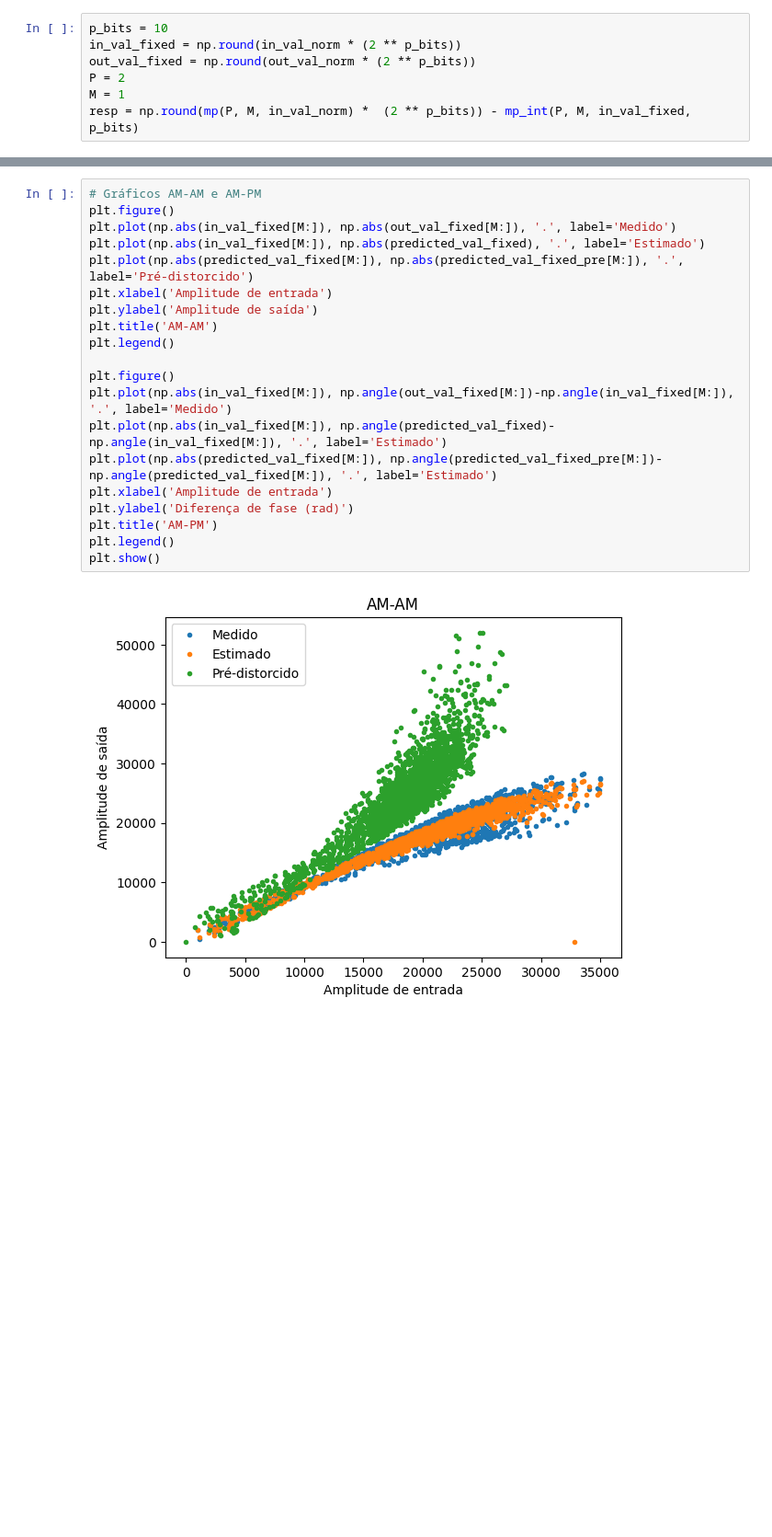
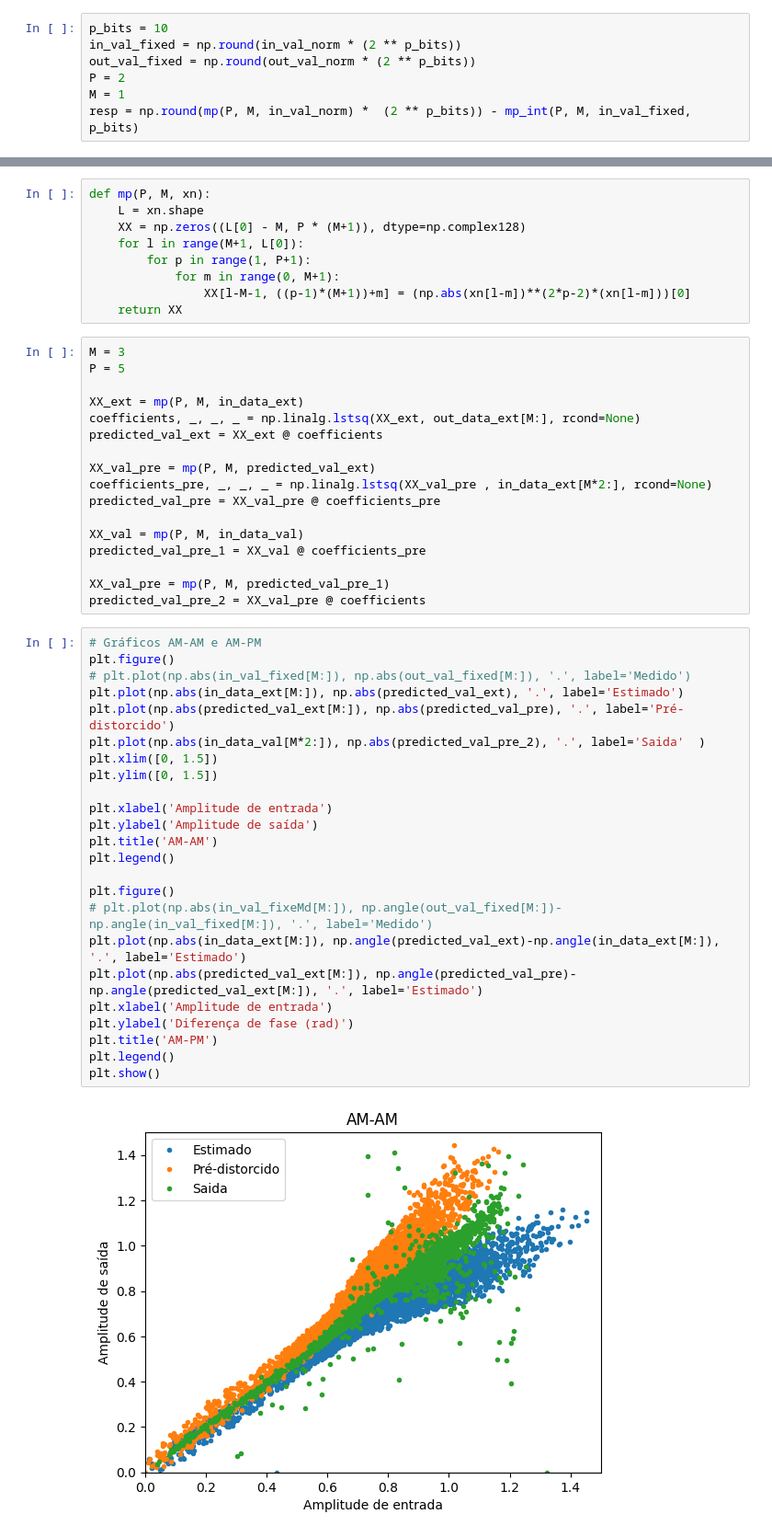
Before and after one commit to Je-Leo-AS/DPD, a Jupyter notebook: Atividade 5/MP.ipynb, the cells around one changed output, grey strips where cells are left out. Shown at 92% size. Saved outputs shown, nothing was run; the diff lists cells and outputs as text; blank space fills up the shorter version.

```diff
--- a/Atividade 5/MP.ipynb
+++ b/Atividade 5/MP.ipynb
@@ -210,24 +198,54 @@ XX_ext_norm_pre = mp_int(P, M, predicted_val_fixed, 15)
 coefficients_pre, _, _, _ = np.linalg.lstsq(XX_ext_norm_pre, in_val_fixed[M + 1:], rcond=None)
 predicted_val_fixed_pre, e_bits = MultiplicadorMatrizes(coefficients_pre, XX_val, p_bits)
+# %%
+def mp(P, M, xn):
+    L = xn.shape
+    XX = np.zeros((L[0] - M, P * (M+1)), dtype=np.complex128)
+    for l in range(M+1, L[0]):
+        for p in range(1, P+1):
+            for m in range(0, M+1):
+                XX[l-M-1, ((p-1)*(M+1))+m] = (np.abs(xn[l-m])**(2*p-2)*(xn[l-m]))[0]
+    return XX
+# %%
+M = 3
+P = 5
+
+XX_ext = mp(P, M, in_data_ext)
+coefficients, _, _, _ = np.linalg.lstsq(XX_ext, out_data_ext[M:], rcond=None)
+predicted_val_ext = XX_ext @ coefficients
+
+XX_val_pre = mp(P, M, predicted_val_ext)
+coefficients_pre, _, _, _ = np.linalg.lstsq(XX_val_pre , in_data_ext[M*2:], rcond=None)
+predicted_val_pre = XX_val_pre @ coefficients_pre
+
+XX_val = mp(P, M, in_data_val)
+predicted_val_pre_1 = XX_val @ coefficients_pre
+
+XX_val_pre = mp(P, M, predicted_val_pre_1)
+predicted_val_pre_2 = XX_val_pre @ coefficients
 # %%
 # Gráficos AM-AM e AM-PM
 plt.figure()
-plt.plot(np.abs(in_val_fixed[M:]), np.abs(out_val_fixed[M:]), '.', label='Medido')
-plt.plot(np.abs(in_val_fixed[M:]), np.abs(predicted_val_fixed), '.', label='Estimado')
-plt.plot(np.abs(predicted_val_fixed[M:]), np.abs(predicted_val_fixed_pre[M:]), '.', label='Pré-distorcido')
+# plt.plot(np.abs(in_val_fixed[M:]), np.abs(out_val_fixed[M:]), '.', label='Medido')
+plt.plot(np.abs(in_data_ext[M:]), np.abs(predicted_val_ext), '.', label='Estimado')
+plt.plot(np.abs(predicted_val_ext[M:]), np.abs(predicted_val_pre), '.', label='Pré-distorcido')
+plt.plot(np.abs(in_data_val[M*2:]), np.abs(predicted_val_pre_2), '.', label='Saida'  )
+plt.xlim([0, 1.5])
+plt.ylim([0, 1.5])
+
 plt.xlabel('Amplitude de entrada')
 plt.ylabel('Amplitude de saída')
 plt.title('AM-AM')
 plt.legend()
 
 plt.figure()
-plt.plot(np.abs(in_val_fixed[M:]), np.angle(out_val_fixed[M:])-np.angle(in_val_fixed[M:]), '.', label='Medido')
-plt.plot(np.abs(in_val_fixed[M:]), np.angle(predicted_val_fixed)-np.angle(in_val_fixed[M:]), '.', label='Estimado')
-plt.plot(np.abs(predicted_val_fixed[M:]), np.angle(predicted_val_fixed_pre[M:])-np.angle(predicted_val_fixed[M:]), '.', label='Estimado')
+# plt.plot(np.abs(in_val_fixeMd[M:]), np.angle(out_val_fixed[M:])-np.angle(in_val_fixed[M:]), '.', label='Medido')
+plt.plot(np.abs(in_data_ext[M:]), np.angle(predicted_val_ext)-np.angle(in_data_ext[M:]), '.', label='Estimado')
+plt.plot(np.abs(predicted_val_ext[M:]), np.angle(predicted_val_pre)-np.angle(predicted_val_ext[M:]), '.', label='Estimado')
 plt.xlabel('Amplitude de entrada')
 plt.ylabel('Diferença de fase (rad)')
 plt.title('AM-PM')
 plt.legend()
 plt.show()
 # %% [output]
-[figure, old version]
+[figure, new version]
```
Also changed, not shown: parts of 8 cells of this notebook, 13 other files.
